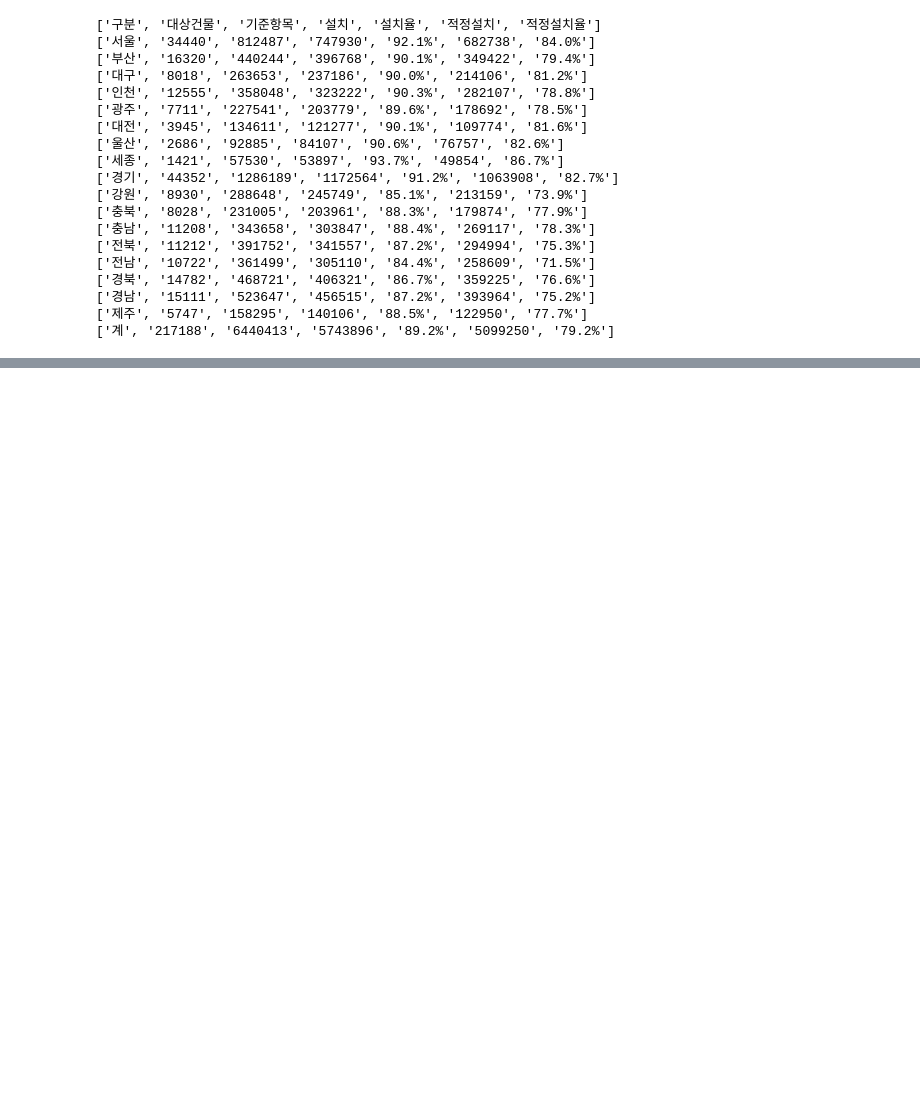
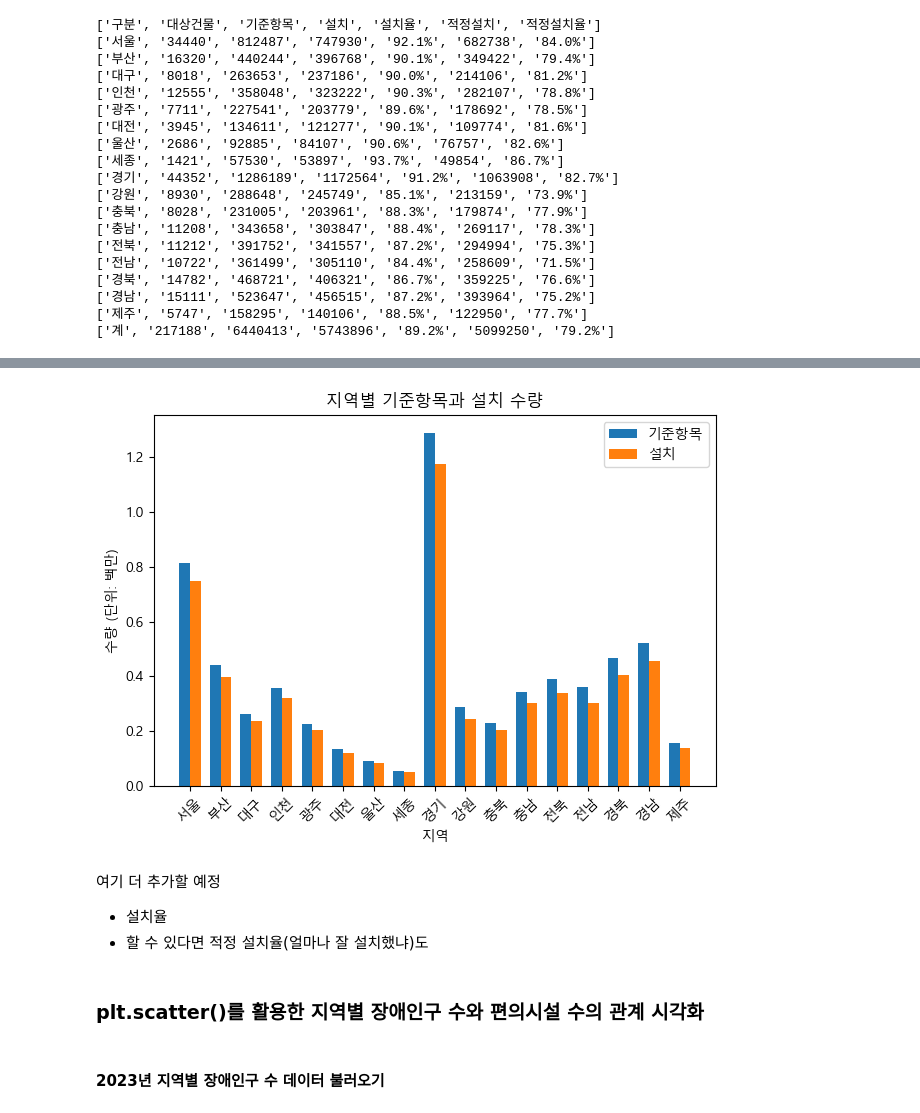
Before and after one commit to sjunc/2024-DA-Team, a Jupyter notebook: 분석 파일/kbs-kbs-DA.ipynb, the cells around one changed output, grey strips where cells are left out. Cells and saved outputs as stored; diff of their text form; code cells hidden in the pictures; blank space fills up the shorter version.

```diff
--- a/분석 파일/kbs-kbs-DA.ipynb
+++ b/분석 파일/kbs-kbs-DA.ipynb
@@ -2,0 +6,7 @@
+# %%
+import matplotlib.pyplot as plt
+
+plt.rc('font', family='Malgun Gothic')
+plt.rcParams['font.family'] ='Malgun Gothic'
+plt.rc('axes', unicode_minus=False)
+plt.rcParams['axes.unicode_minus'] = False
@@ -3,8 +15,7 @@
 # %%
-import numpy as np
-import matplotlib.pyplot as plt
+import csv
 
-data_2023 = []
+inst_status_pwd_2023 = []
 
 with open('../데이터/2018_2023_시도별_장애인_편의시설_설치현황.csv', 'r', encoding='utf-8') as f:
     data = csv.reader(f)
@@ -13,7 +24,7 @@ with open('../데이터/2018_2023_시도별_장애인_편의시설_설치현황.
 
     for row in data:
         row_2023 = row[0:1] + row[7:13]
-        data_2023.append(row_2023)
+        inst_status_pwd_2023.append(row_2023)
         print(row_2023)
 # %% [output]
 ['구분', '대상건물', '기준항목', '설치', '설치율', '적정설치', '적정설치율']
@@ -37,0 +53,35 @@ with open('../데이터/2018_2023_시도별_장애인_편의시설_설치현황.
+# %%
+# 데이터 전처리
+regions = [row[0] for row in inst_status_pwd_2023[1:-1]]
+criteria = [int(row[2]) / 1e6 for row in inst_status_pwd_2023[1:-1]]
+installations = [int(row[3]) / 1e6 for row in inst_status_pwd_2023[1:-1]]
+
+# 바 그래프 그리기
+x = np.arange(len(regions))
+width = 0.35
+
+fig, ax = plt.subplots()
+bars1 = ax.bar(x - width/2, criteria, width, label='기준항목')
+bars2 = ax.bar(x + width/2, installations, width, label='설치')
+
+# 그래프에 레이블 추가
+ax.set_xlabel('지역')
+ax.set_ylabel('수량 (단위: 백만)')
+ax.set_title('지역별 기준항목과 설치 수량')
+ax.set_xticks(x)
+ax.set_xticklabels(regions, rotation=45)
+ax.legend()
+
+# 그래프 출력
+plt.tight_layout()
+plt.show()
+# %% [output]
+[figure, added]
+# %% [markdown]
+여기 더 추가할 예정
+- 설치율
+- 할 수 있다면 적정 설치율(얼마나 잘 설치했냐)도
+# %% [markdown]
+### plt.scatter()를 활용한 지역별 장애인구 수와 편의시설 수의 관계 시각화
+# %% [markdown]
+#### 2023년 지역별 장애인구 수 데이터 불러오기
```
Also changed, not shown: parts of 13 cells of this notebook.
